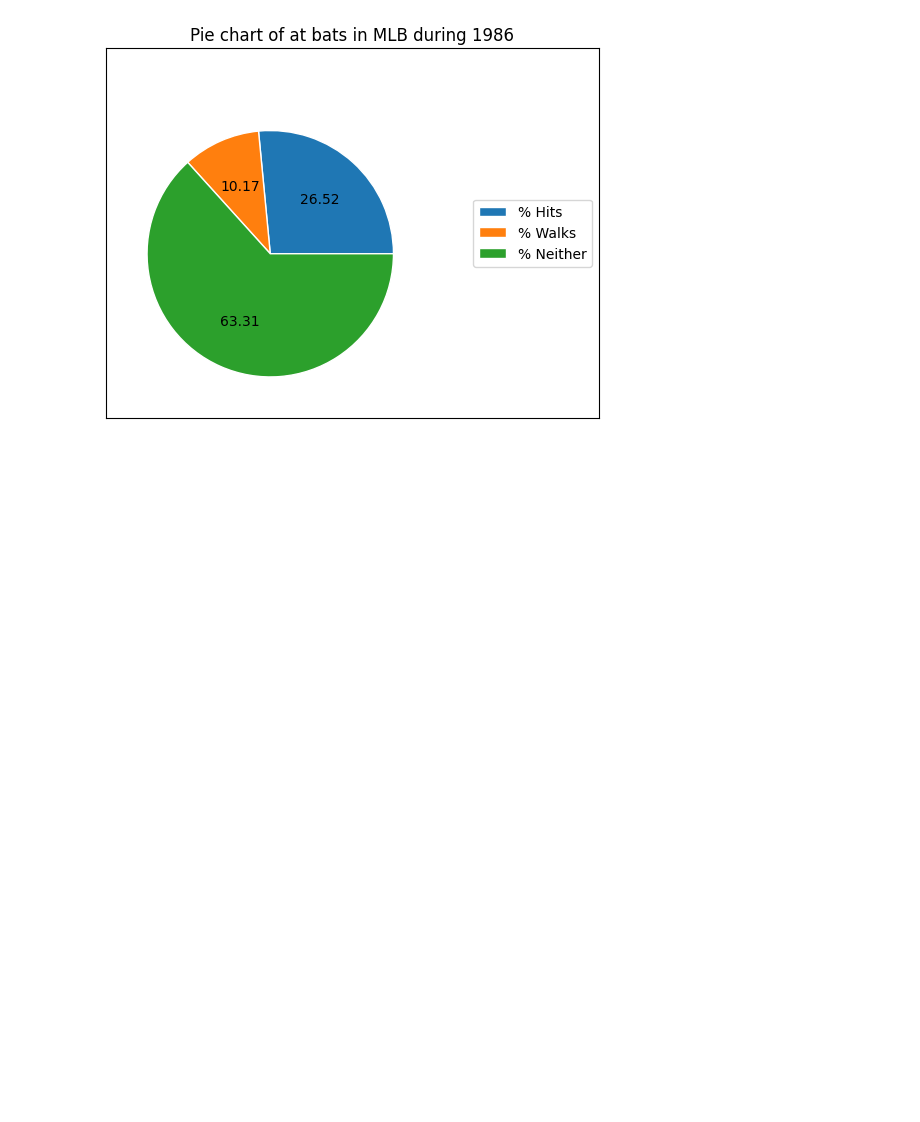
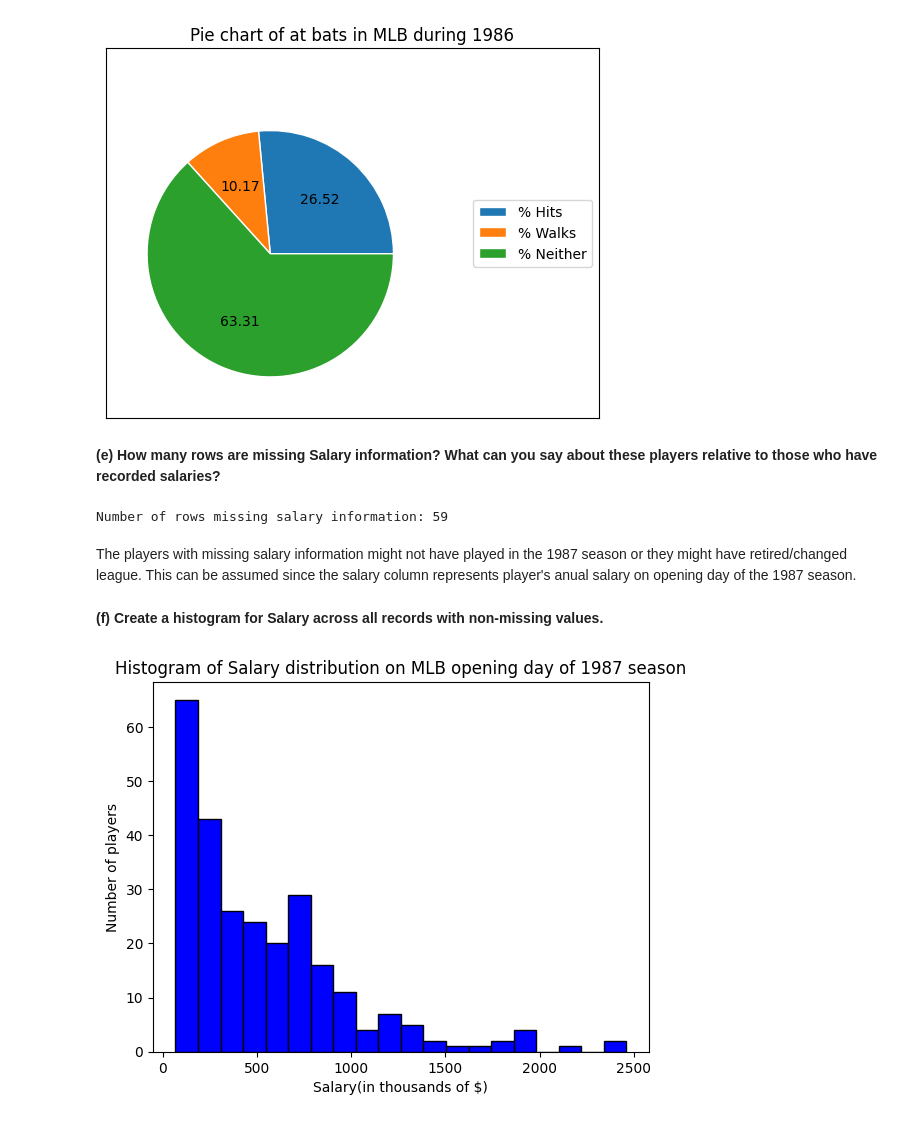
Before and after one commit to rachellecloutier/code_2600, a Jupyter notebook: homework1.ipynb, the cells around one changed output. Drawn from its saved outputs; the diff is of its cells as text; code cells hidden in the pictures; blank space fills up the shorter version.

```diff
--- a/homework1.ipynb
+++ b/homework1.ipynb
@@ -150,3 +150,30 @@ ax.set(title='Pie chart of at bats in MLB during 1986')
 plt.show()
 # %% [output]
 [figure]
+# %% [markdown]
+**(e) How many rows are missing Salary information? What can you say about these players relative to those who have recorded salaries?**
+# %%
+count = df['Salary'].isna().sum() #count number of records without salary info
+
+print('Number of rows missing salary information:', count) #print value
+# %% [output]
+Number of rows missing salary information: 59
+# %% [markdown]
+The players with missing salary information might not have played in the 1987 season or they might have retired/changed league. This can be assumed since the salary column represents player's anual salary on opening day of the 1987 season.
+# %% [markdown]
+**(f) Create a histogram for Salary across all records with non-missing values.**
+# %%
+data = df['Salary'].dropna() #seperate records with non-missing values
+
+#create histogram
+plt.hist(data, bins=20, color='blue', edgecolor='black')
+
+#add labels
+plt.xlabel('Salary(in thousands of $)')
+plt.ylabel('Number of players')
+plt.title('Histogram of Salary distribution on MLB opening day of 1987 season')
+
+#display histogram
+plt.show()
+# %% [output]
+[figure, added]
```
Also changed, not shown: parts of 8 cells of this notebook.
